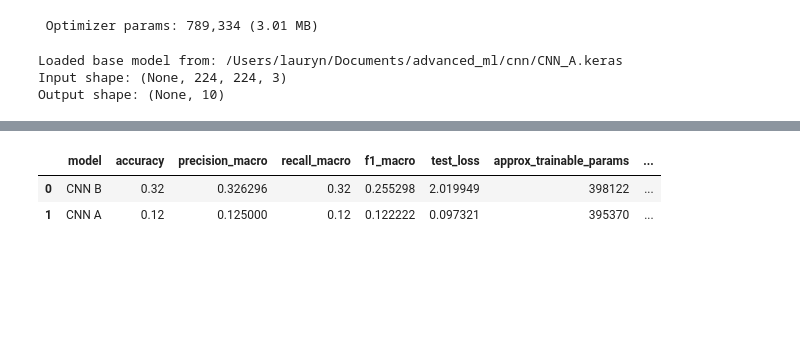
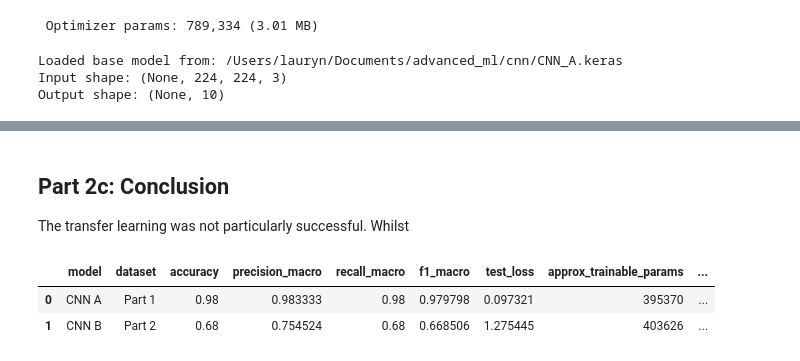
Before and after one commit to laurxn87/advanced_ml, a Jupyter notebook: advanced_ml/cnn/final.ipynb, the cells around one changed output, grey strips where cells are left out. Saved outputs shown, nothing was run; the diff lists cells and outputs as text; code cells hidden in the pictures; blank space fills up the shorter version.

Commit message:
finished notebook no formatting

```diff
--- a/advanced_ml/cnn/final.ipynb
+++ b/advanced_ml/cnn/final.ipynb
@@ -50,16 +50,12 @@ P1_TEST_DIR = NOTEBOOK_DIR / 'part1_test'
 P2_TRAIN_DIR = NOTEBOOK_DIR / 'part2_train'
 P2_VALID_DIR = NOTEBOOK_DIR / 'part2_valid'
 P2_TEST_DIR = NOTEBOOK_DIR / 'part2_test'
-BASE_MODEL_PATH = NOTEBOOK_DIR / 'CNN_A.keras'
-BACKUP_MODEL_PATH = NOTEBOOK_DIR / 'best_full_size_model.keras'
+CNN_A_MODEL_PATH = NOTEBOOK_DIR / 'CNN_A.keras'
+CNN_B_MODEL_PATH = NOTEBOOK_DIR / 'CNN_B.keras'
 ARTIFACTS_DIR = NOTEBOOK_DIR / 'artifacts'
 ARTIFACTS_DIR.mkdir(exist_ok=True)
 
-# Fall back to the backup checkpoint if the final base-model filename is not present.
-if not BASE_MODEL_PATH.exists() and BACKUP_MODEL_PATH.exists():
-    BASE_MODEL_PATH = BACKUP_MODEL_PATH
-
-print(f'Base model exists: {BASE_MODEL_PATH.exists()}')
+print(f'Base model exists: {CNN_A_MODEL_PATH.exists()}')
 print(f'Train directory exists: {P1_TRAIN_DIR.exists()}')
 print(f'Validation directory exists: {P1_VALID_DIR.exists()}')
 print(f'Test directory exists: {P1_TEST_DIR.exists()}')
@@ -436,21 +424,25 @@ X_train_full = train_full.flow_from_directory(
     str(P1_TRAIN_DIR),
     target_size=(224, 224),
     batch_size=32,
-    class_mode='categorical'
+    class_mode='categorical',
+    shuffle=True
 )
 
 X_test_full = test_full.flow_from_directory(
     str(P1_TEST_DIR),
     target_size=(224, 224),
     batch_size=32,
-    class_mode='categorical'
+    class_mode='categorical',
+    shuffle=False
 )
 
 X_valid_full = val_full.flow_from_directory(
     str(P1_VALID_DIR),
     target_size=(224, 224),
     batch_size=32,
-    class_mode='categorical'
+    class_mode='categorical',
+    shuffle=False
+
 )
 # %% [output]
 Found 1546 images belonging to 10 classes.
@@ -1323,46 +1352,58 @@ plt.show()
+# %% [markdown]
+## Part 2c: Conclusion
+
+The transfer learning was not particularly successful. Whilst
 # %%
-# Final CNN A vs CNN B comparison using multiple classification metrics.
-# This makes the comparison more rigorous and aligns with the assignment brief,
-# which asks for a clear comparison of model performance and efficiency.
+# Final CNN A and CNN B comparison using multiple classification metrics.
+# These models are evaluated on their respective dataset stages, so the table is a
+# benchmark summary rather than a direct same-dataset head-to-head comparison.
 from sklearn.metrics import accuracy_score, precision_score, recall_score, f1_score
 
-cnn_a_model = tf.keras.models.load_model(str(BASE_MODEL_PATH))
-cnn_b_model = tl_model
+cnn_a_model = tf.keras.models.load_model(str(CNN_A_MODEL_PATH))
+cnn_b_model = tf.keras.models.load_model(str(CNN_B_MODEL_PATH))
 
 cnn_a_loss, _ = cnn_a_model.evaluate(X_test_full, verbose=0)
 cnn_b_loss, _ = cnn_b_model.evaluate(X_test, verbose=0)
+
+# Loaded models do not retain their fit history, so read best epochs from saved histories.
+cnn_a_history = load_history(NOTEBOOK_DIR / 'CNN_A_history.json')
+cnn_a_best_epoch = int(np.argmin(cnn_a_history.history['val_loss']) + 1)
+cnn_b_history = load_history(NOTEBOOK_DIR / 'CNN_B_history.json')
+cnn_b_best_epoch = int(np.argmin(cnn_b_history.history['val_loss']) + 1)
 
 y_true_a = X_test_full.classes
 y_pred_a = np.argmax(cnn_a_model.predict(X_test_full, verbose=0), axis=1)
 
 y_true_b = X_test.classes
 y_pred_b = np.argmax(cnn_b_model.predict(X_test, verbose=0), axis=1)
 
 final_comparison_df = pd.DataFrame([
     {
         'model': 'CNN A',
+        'dataset': 'Part 1',
         'accuracy': accuracy_score(y_true_a, y_pred_a),
         'precision_macro': precision_score(y_true_a, y_pred_a, average='macro', zero_division=0),
         'recall_macro': recall_score(y_true_a, y_pred_a, average='macro', zero_division=0),
         'f1_macro': f1_score(y_true_a, y_pred_a, average='macro', zero_division=0),
         'test_loss': cnn_a_loss,
         'approx_trainable_params': cnn_a_model.count_params(),
-        'approx_training_epochs': 40,
+        'best_epoch': cnn_a_best_epoch
     },
     {
         'model': 'CNN B',
+        'dataset': 'Part 2',
         'accuracy': accuracy_score(y_true_b, y_pred_b),
         'precision_macro': precision_score(y_true_b, y_pred_b, average='macro', zero_division=0),
         'recall_macro': recall_score(y_true_b, y_pred_b, average='macro', zero_division=0),
         'f1_macro': f1_score(y_true_b, y_pred_b, average='macro', zero_division=0),
         'test_loss': cnn_b_loss,
         'approx_trainable_params': cnn_b_model.count_params(),
-        'approx_training_epochs': 45,
-    }
+        'best_epoch': cnn_b_best_epoch
+   }
 ]).sort_values('accuracy', ascending=False, ignore_index=True)
 
 final_comparison_df
 # %% [output]
-|  | model | accuracy | precision_macro | recall_macro | f1_macro | test_loss | approx_trainable_params | ... |
-| 0 | CNN B | 0.32 | 0.326296 | 0.32 | 0.255298 | 2.019949 | 398122 | ... |
-| 1 | CNN A | 0.12 | 0.125000 | 0.12 | 0.122222 | 0.097321 | 395370 | ... |
+|  | model | dataset | accuracy | precision_macro | recall_macro | f1_macro | test_loss | approx_trainable_params | ... |
+| 0 | CNN A | Part 1 | 0.98 | 0.983333 | 0.98 | 0.979798 | 0.097321 | 395370 | ... |
+| 1 | CNN B | Part 2 | 0.68 | 0.754524 | 0.68 | 0.668506 | 1.275445 | 403626 | ... |
```
Also changed, not shown: parts of 21 cells of this notebook, 23 other files.
